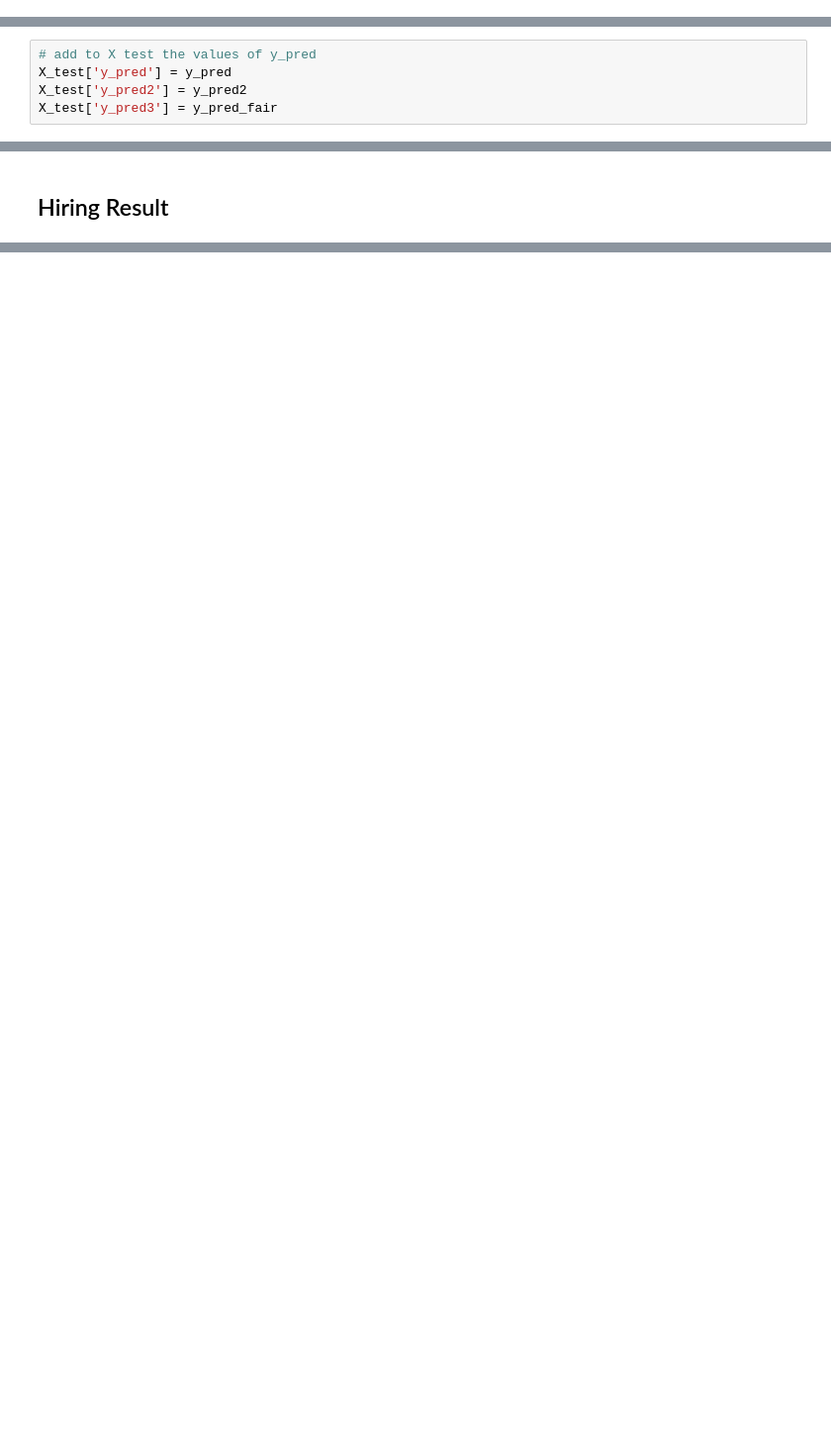
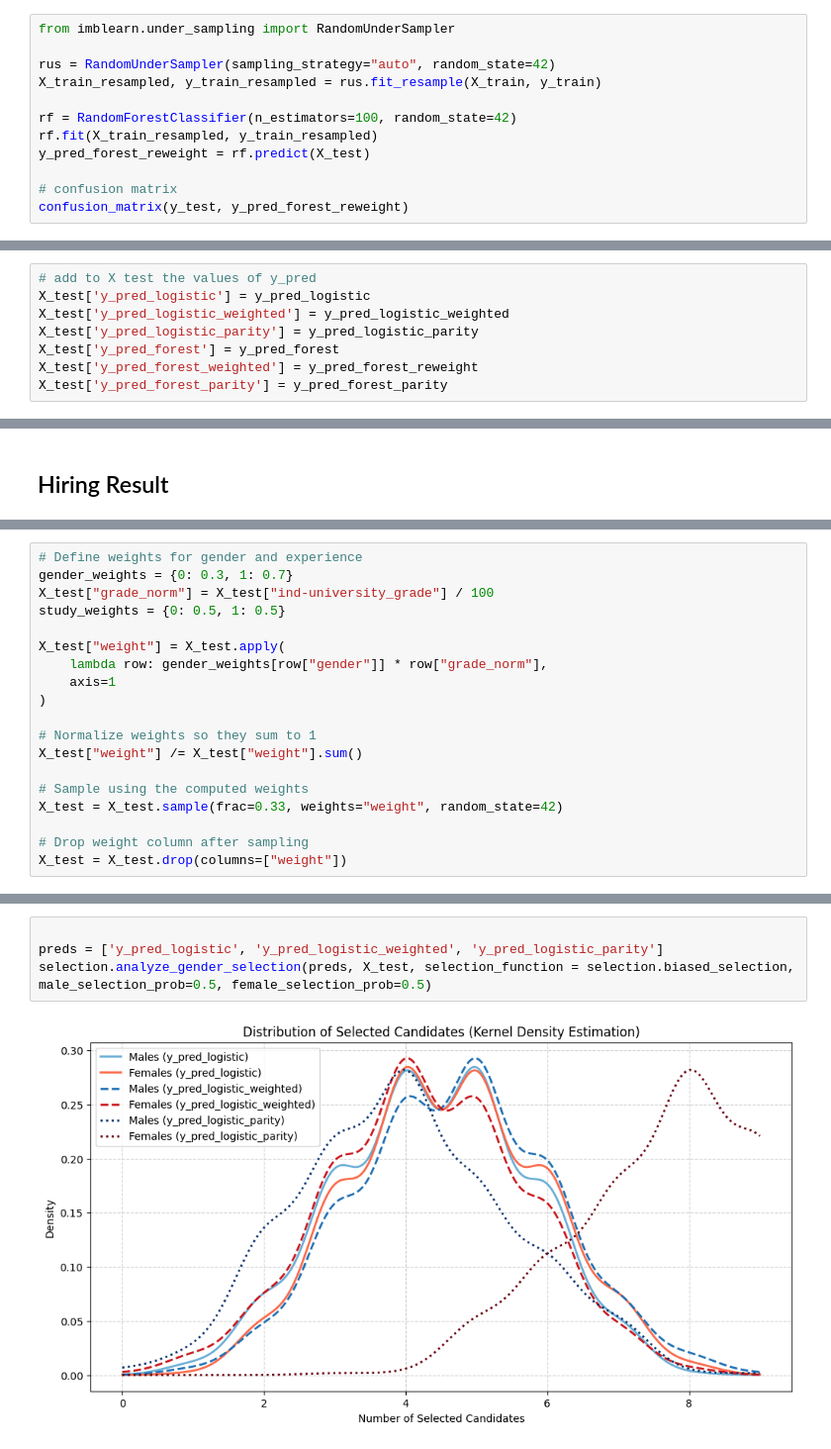
Before and after one commit to marcolax22/algorithmic-fairness, a Jupyter notebook: simulation_model.ipynb, the cells around one changed output, grey strips where cells are left out. Shown at 99% size. Saved outputs shown, nothing was run; the diff lists cells and outputs as text; blank space fills up the shorter version.

```diff
--- a/simulation_model.ipynb
+++ b/simulation_model.ipynb
@@ -122,0 +115,12 @@ y_probs2 = model_reweight.predict_proba(X_test)[:, 1]
+# %%
+from imblearn.under_sampling import RandomUnderSampler
+
+rus = RandomUnderSampler(sampling_strategy="auto", random_state=42)
+X_train_resampled, y_train_resampled = rus.fit_resample(X_train, y_train)
+
+rf = RandomForestClassifier(n_estimators=100, random_state=42)
+rf.fit(X_train_resampled, y_train_resampled)
+y_pred_forest_reweight = rf.predict(X_test)
+
+# confusion matrix
+confusion_matrix(y_test, y_pred_forest_reweight)
@@ -124,6 +177,9 @@ y_probs2 = model_reweight.predict_proba(X_test)[:, 1]
 ### Add Outcome to Dataframe
 # %%
 # add to X test the values of y_pred
-X_test['y_pred'] = y_pred
-X_test['y_pred2'] = y_pred2
-X_test['y_pred3'] = y_pred_fair
+X_test['y_pred_logistic'] = y_pred_logistic
+X_test['y_pred_logistic_weighted'] = y_pred_logistic_weighted
+X_test['y_pred_logistic_parity'] = y_pred_logistic_parity
+X_test['y_pred_forest'] = y_pred_forest
+X_test['y_pred_forest_weighted'] = y_pred_forest_reweight
+X_test['y_pred_forest_parity'] = y_pred_forest_parity
@@ -368,0 +249,19 @@ plt.show()
+# %%
+# Define weights for gender and experience
+gender_weights = {0: 0.3, 1: 0.7}
+X_test["grade_norm"] = X_test["ind-university_grade"] / 100
+study_weights = {0: 0.5, 1: 0.5}
+
+X_test["weight"] = X_test.apply(
+    lambda row: gender_weights[row["gender"]] * row["grade_norm"],
+    axis=1
+)
+
+# Normalize weights so they sum to 1
+X_test["weight"] /= X_test["weight"].sum()
+
+# Sample using the computed weights
+X_test = X_test.sample(frac=0.33, weights="weight", random_state=42)
+
+# Drop weight column after sampling
+X_test = X_test.drop(columns=["weight"])
@@ -368,0 +270,6 @@ plt.show()
+# %%
+
+preds = ['y_pred_logistic', 'y_pred_logistic_weighted', 'y_pred_logistic_parity']
+selection.analyze_gender_selection(preds, X_test, selection_function = selection.biased_selection, male_selection_prob=0.5, female_selection_prob=0.5)
+# %% [output]
+[figure, added]
```
Also changed, not shown: parts of 31 cells of this notebook, 5 other files.
